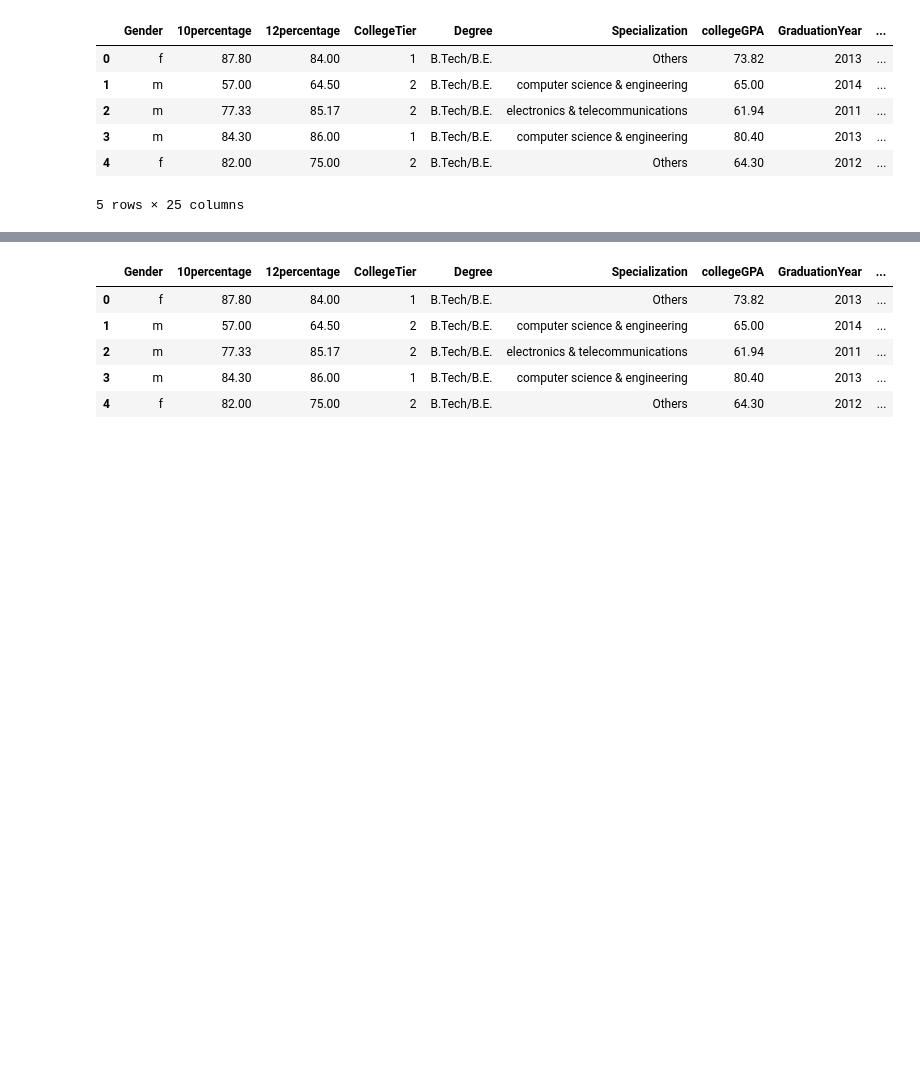
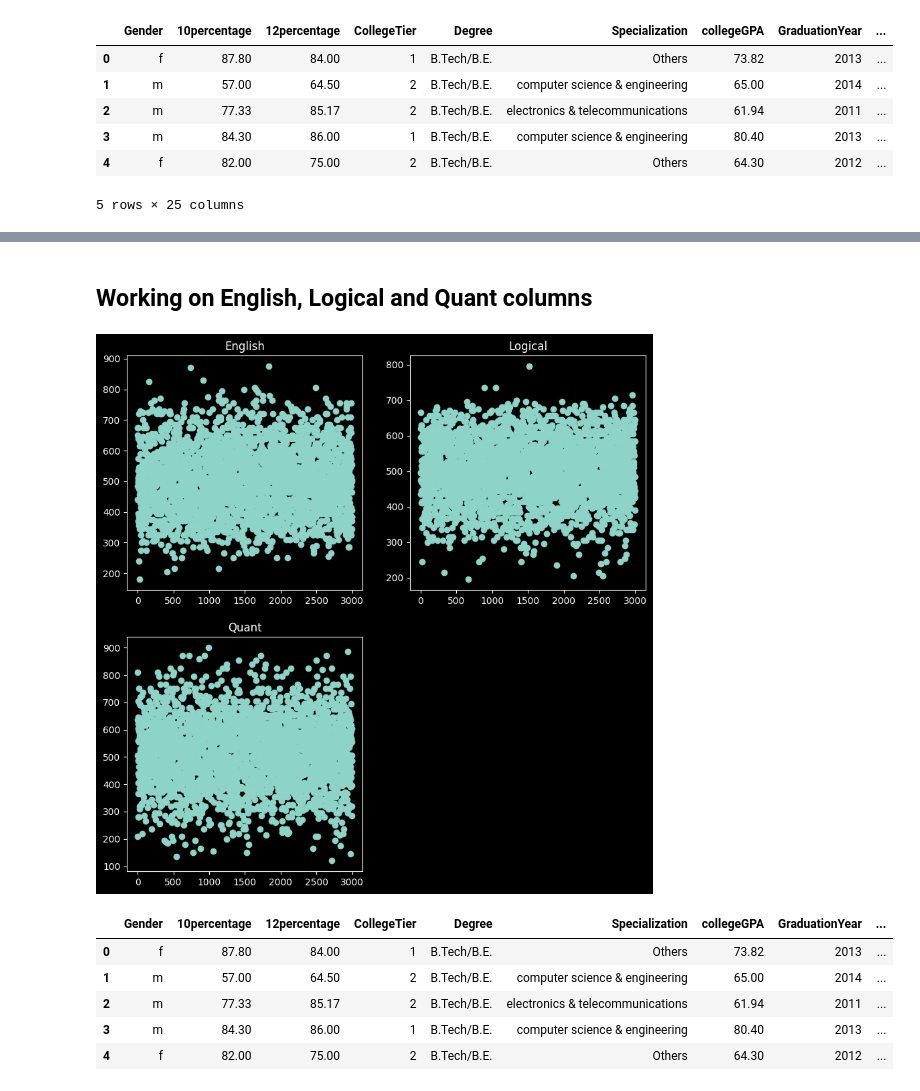
Before and after one commit to Trickster442/Data-Analysis-College-project, a Jupyter notebook: data_anaylysis/College Project/Engineering_graduate_salary.ipynb, the cells around one changed output, grey strips where cells are left out. Cells and saved outputs as stored; diff of their text form; code cells hidden in the pictures; blank space fills up the shorter version.

```diff
--- a/data_anaylysis/College Project/Engineering_graduate_salary.ipynb
+++ b/data_anaylysis/College Project/Engineering_graduate_salary.ipynb
@@ -297,3 +365,22 @@ Passing `palette` without assigning `hue` is deprecated and will be removed in v
+# %% [markdown]
+## Working on English, Logical and Quant columns
+# %%
+plt.figure(figsize = (10,10))
+plt.subplot(2,2,1)
+plt.scatter(df.index, df.English)
+plt.title('English')
+
+plt.subplot(2,2,2)
+plt.scatter(df.index, df.Logical)
+plt.title("Logical")
+
+plt.subplot(2,2,3)
+plt.scatter(df.index, df.Quant)
+plt.title('Quant')
+
+plt.show()
+# %% [output]
+[figure, added]
 # %%
 df.head()
 # %% [output]
```
Also changed, not shown: parts of 38 cells of this notebook.
